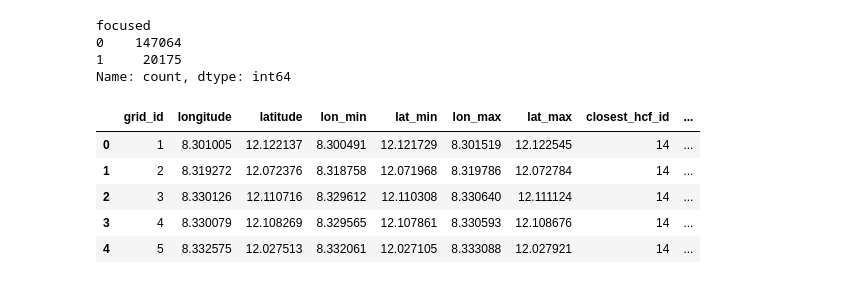
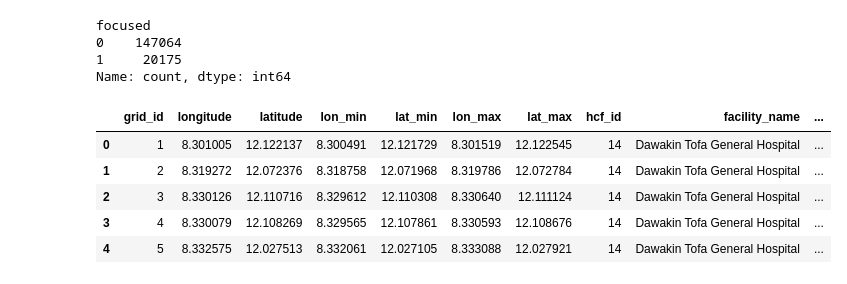
Before and after one commit to urbanbigdatacentre/ideamaps-healtcare-access-dep-agile, a Jupyter notebook: Kano/E2SFCA_Analysis.ipynb, the cells around one changed output. Cells and saved outputs as stored; diff of their text form; code cells hidden in the pictures.

Commit message:
Update scripts and generated files for kano

```diff
--- a/Kano/E2SFCA_Analysis.ipynb
+++ b/Kano/E2SFCA_Analysis.ipynb
@@ -88,0 +102,6 @@ from sklearn.preprocessing import MinMaxScaler
+# %%
+# Set paths to access Kano data
+# Define directories
+data_inputs = '../Kano/Data/raw/'
+data_temp = '../Kano/Data/processed/'
+model_outputs = '../Kano/Data/outputs/'
@@ -121,6 +134,0 @@ The following datasets are considered as input data for the analysis:
-# %%
-# Set paths to access Kano data
-# Define directories
-data_inputs = '../Data/raw/'
-data_temp = '../Data/processed/'
-model_outputs = '../Data/outputs/'
@@ -595,7 +618,7 @@ gdf.to_file(gpkg_path, layer="acc_score_3closest", driver="GPKG")
 There is a need to update this part of the code
 # %%
 # Read the GeoPackage file (if starting from this section)
-results_grid = gpd.read_file(data_temp + 'acc_score_3closest.gpkg')
+results_grid = gpd.read_file(data_temp + 'accessibility-index.gpkg')
 
 # Select columns to keep and reorder them
 results_grid = results_grid[['grid_id', 'origin_lon', 'origin_lat', 'origin_lon_min',
@@ -637,6 +633,6 @@ We started by defining equal value division, and modified the thesholds to a val
 Note: For Kano, we excluded grid cells with index values below 0.000001 that indicated very low population and a small number of buildings.
 # %%
 # Classify the accessibility into three categories based on the standardized Accessibility Index: 0 for High accessibility, 1 for Medium accessibility, and 2 for Low accessibility. The thresholds for classification are set at 0.005 and 0.02, which can be adjusted based on the distribution of the Accessibility Index in the dataset.
-results_grid_dedup['result'] = 2  # Initialize all cells to 2 (Low accessibility)
-results_grid_dedup.loc[results_grid_dedup['Accessibility_standard'] > 0.005, 'result'] = 1
-results_grid_dedup.loc[results_grid_dedup['Accessibility_standard'] > 0.02, 'result'] = 0
+results_grid['result'] = 2  # Initialize all cells to 2 (Low accessibility)
+results_grid.loc[results_grid['Accessibility_standard'] > 0.005, 'result'] = 1
+results_grid.loc[results_grid['Accessibility_standard'] > 0.02, 'result'] = 0
@@ -673,24 +690,20 @@ Name: count, dtype: int64
 # %%
 # Rename columns for clarity and consistency
 results_grid_dedup = results_grid_dedup.rename(columns={
     'origin_lon': 'longitude',
     'origin_lat': 'latitude',
     'origin_lon_min': 'lon_min',
     'origin_lat_min': 'lat_min',
     'origin_lon_max': 'lon_max',
     'origin_lat_max': 'lat_max',
-    'hcf_id': 'closest_hcf_id',
-    'facility_name': 'closest_facility_name',
-    'duration_seconds': 'closest_duration(seconds)',
-    'distance_km': 'closest_distance(km)',
     'Accessibility_standard': 'Accessibility_Index_Standard'
 })
 
 results_grid_dedup.head()
 # %% [output]
-|  | grid_id | longitude | latitude | lon_min | lat_min | lon_max | lat_max | closest_hcf_id | ... |
-| 0 | 1 | 8.301005 | 12.122137 | 8.300491 | 12.121729 | 8.301519 | 12.122545 | 14 | ... |
-| 1 | 2 | 8.319272 | 12.072376 | 8.318758 | 12.071968 | 8.319786 | 12.072784 | 14 | ... |
-| 2 | 3 | 8.330126 | 12.110716 | 8.329612 | 12.110308 | 8.330640 | 12.111124 | 14 | ... |
-| 3 | 4 | 8.330079 | 12.108269 | 8.329565 | 12.107861 | 8.330593 | 12.108676 | 14 | ... |
-| 4 | 5 | 8.332575 | 12.027513 | 8.332061 | 12.027105 | 8.333088 | 12.027921 | 14 | ... |
+|  | grid_id | longitude | latitude | lon_min | lat_min | lon_max | lat_max | hcf_id | facility_name | ... |
+| 0 | 1 | 8.301005 | 12.122137 | 8.300491 | 12.121729 | 8.301519 | 12.122545 | 14 | Dawakin Tofa General Hospital | ... |
+| 1 | 2 | 8.319272 | 12.072376 | 8.318758 | 12.071968 | 8.319786 | 12.072784 | 14 | Dawakin Tofa General Hospital | ... |
+| 2 | 3 | 8.330126 | 12.110716 | 8.329612 | 12.110308 | 8.330640 | 12.111124 | 14 | Dawakin Tofa General Hospital | ... |
+| 3 | 4 | 8.330079 | 12.108269 | 8.329565 | 12.107861 | 8.330593 | 12.108676 | 14 | Dawakin Tofa General Hospital | ... |
+| 4 | 5 | 8.332575 | 12.027513 | 8.332061 | 12.027105 | 8.333088 | 12.027921 | 14 | Dawakin Tofa General Hospital | ... |
```
Also changed, not shown: parts of 19 cells of this notebook, 6 other files.
